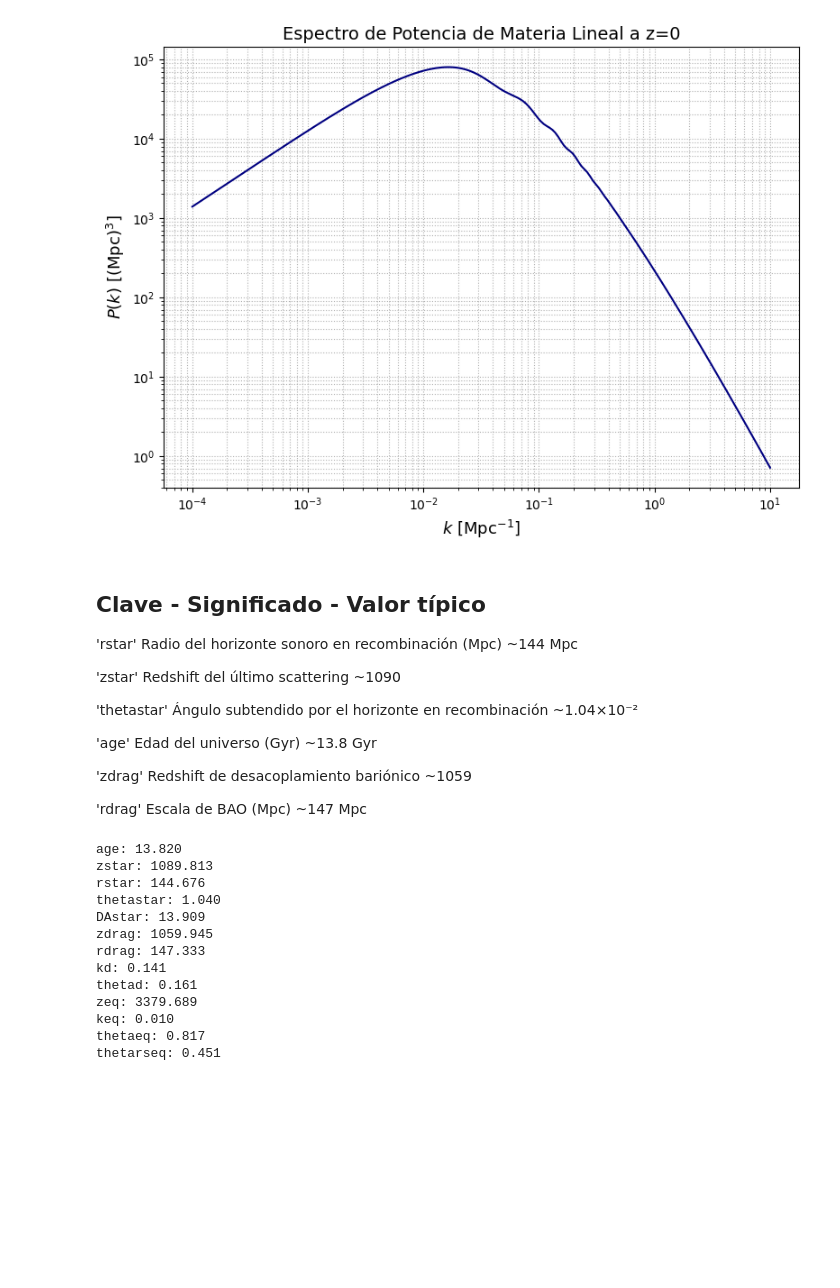
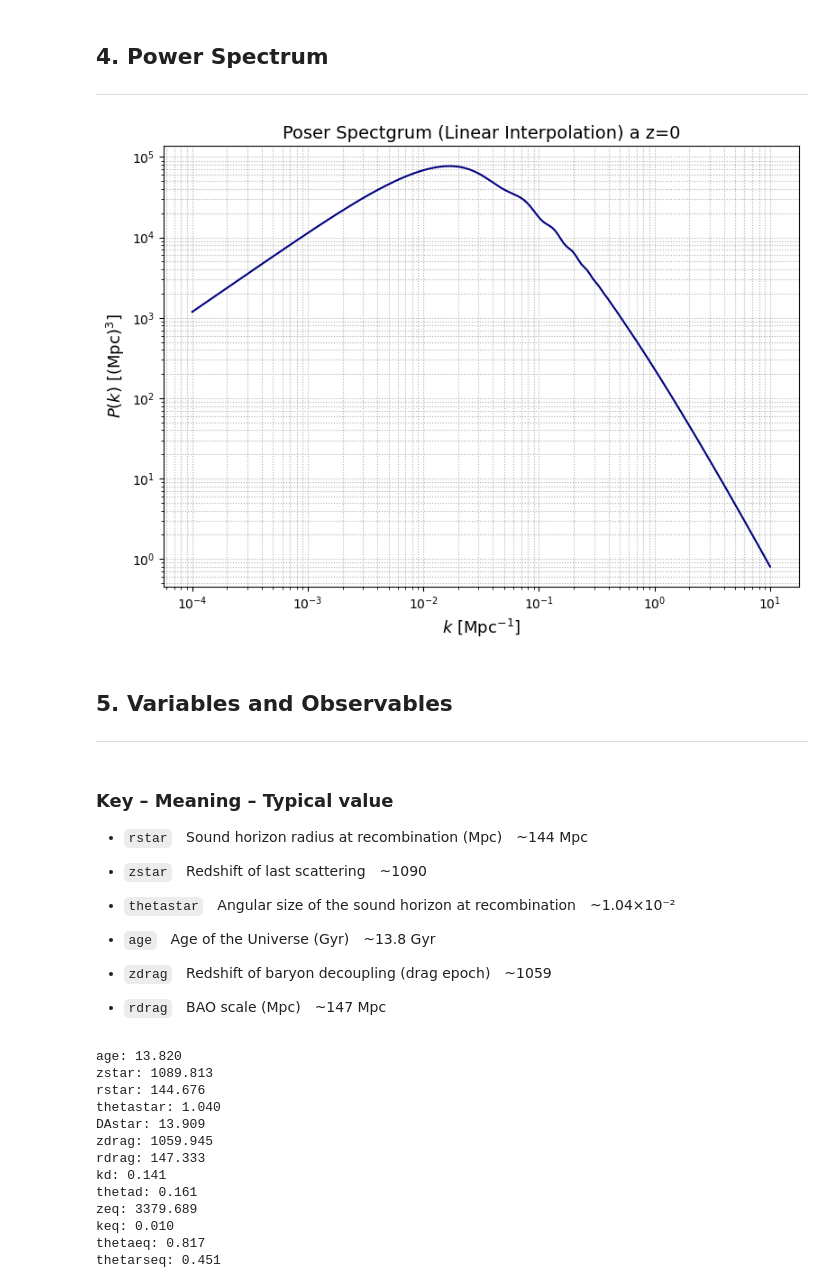
Before and after one commit to juanramondiaz/CosmoPython, a Jupyter notebook: Cosmo.2.Camb.ipynb, the cells around one changed output. Cells and saved outputs as stored; diff of their text form; code cells hidden in the pictures; blank space fills up the shorter version.

```diff
--- a/Cosmo.2.Camb.ipynb
+++ b/Cosmo.2.Camb.ipynb
@@ -76,0 +142,11 @@ plt.show()
+# %%
+for ns, r in [(0.9,0.01),(0.965,0.05),(0.989,0.10)]:
+    pars.InitPower.set_params(As=2.1e-9, ns=ns, r=r)
+    results = camb.get_results(pars)
+    cl = results.get_cmb_power_spectra(pars, CMB_unit='muK')['total'][:,0]
+    #plt.loglog(ell[2:], cl[2:], label=f'n_s={ns}, r={r}')
+    plt.plot(ell[2:], cl[2:], label=f'n_s={ns}, r={r}')
+plt.legend()
+plt.xlabel(r'$\ell$'); plt.ylabel(r'$C_\ell^{TT}$')
+plt.title('Dependence of $C_\ell^{TT}$ with $n_s$ y $r$')
+plt.show()
@@ -76,0 +155,3 @@ plt.show()
+# %% [markdown]
+## 4. Power Spectrum
+---
@@ -77,35 +163,37 @@ plt.show()
 # %%
 # Redefinir rango de escalas (Mpc^-1)
 k = np.logspace(-4, 1, 200)
 PK = camb.get_matter_power_interpolator(pars, nonlinear=False, hubble_units=False)
 pk = [PK.P(0, kval) for kval in k]  # z=0, sin argumentos nombrados
 
 # ================================
 # 4. Graficar P(k)
 # ================================
 plt.figure(figsize=(8,6))
 plt.loglog(k, pk, color='navy')
 plt.xlabel(r'$k\ [\mathrm{Mpc}^{-1}]$', fontsize=13)
 plt.ylabel(r'$P(k)\ [(\mathrm{Mpc})^3]$', fontsize=13)
-plt.title('Espectro de Potencia de Materia Lineal a z=0', fontsize=14)
+plt.title('Poser Spectgrum (Linear Interpolation) a z=0', fontsize=14)
 plt.grid(True, which='both', ls=':')
 plt.tight_layout()
 plt.show()
 # %% [output]
-[figure, old version]
+[figure, new version]
+# %% [markdown]
+## 5. Variables and Observables
+---
 # %% [markdown]
-**Clave - Significado -	Valor típico**
----
+### **Key – Meaning – Typical value**
 
-'rstar'	Radio del horizonte sonoro en recombinación (Mpc)	~144 Mpc
+- `rstar` Sound horizon radius at recombination (Mpc) ~144 Mpc
 
-'zstar'	Redshift del último scattering	~1090
+- `zstar` Redshift of last scattering ~1090
 
-'thetastar'	Ángulo subtendido por el horizonte en recombinación	~1.04×10⁻²
+- `thetastar` Angular size of the sound horizon at recombination ~1.04×10⁻²
 
-'age'	Edad del universo (Gyr)	~13.8 Gyr
+- `age` Age of the Universe (Gyr) ~13.8 Gyr
 
-'zdrag'	Redshift de desacoplamiento bariónico	~1059
+- `zdrag` Redshift of baryon decoupling (drag epoch) ~1059
 
-'rdrag'	Escala de BAO (Mpc)	~147 Mpc
+- `rdrag` BAO scale (Mpc) ~147 Mpc
 # %%
```
Also changed, not shown: parts of 20 cells of this notebook, 4 other files.
